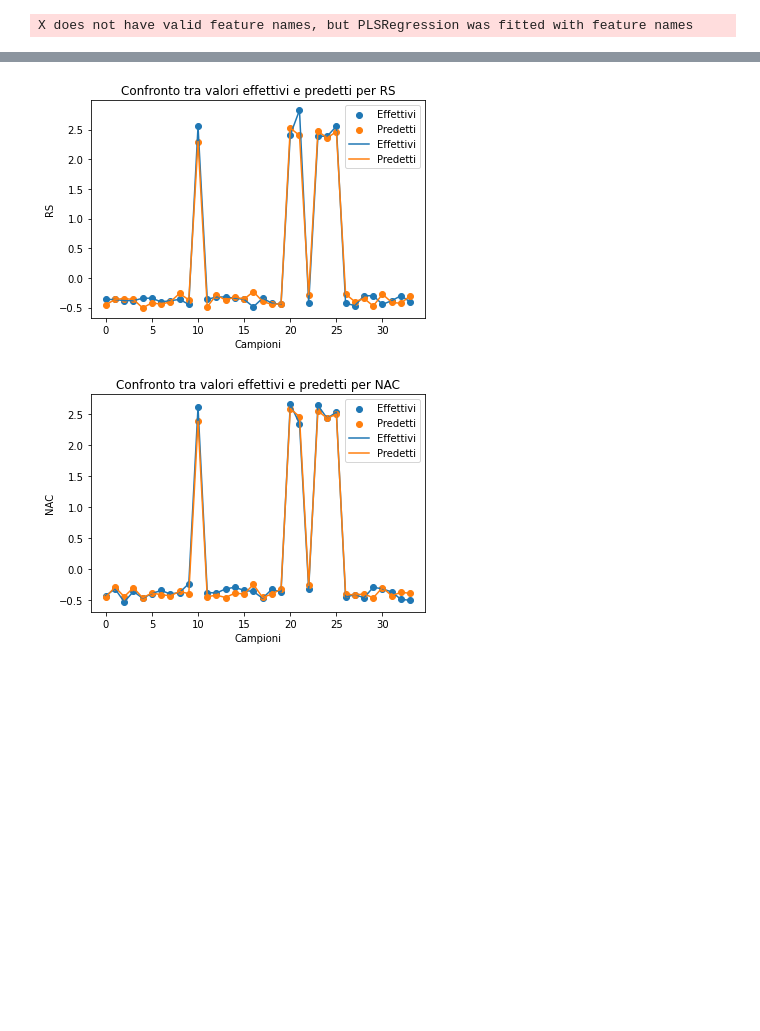
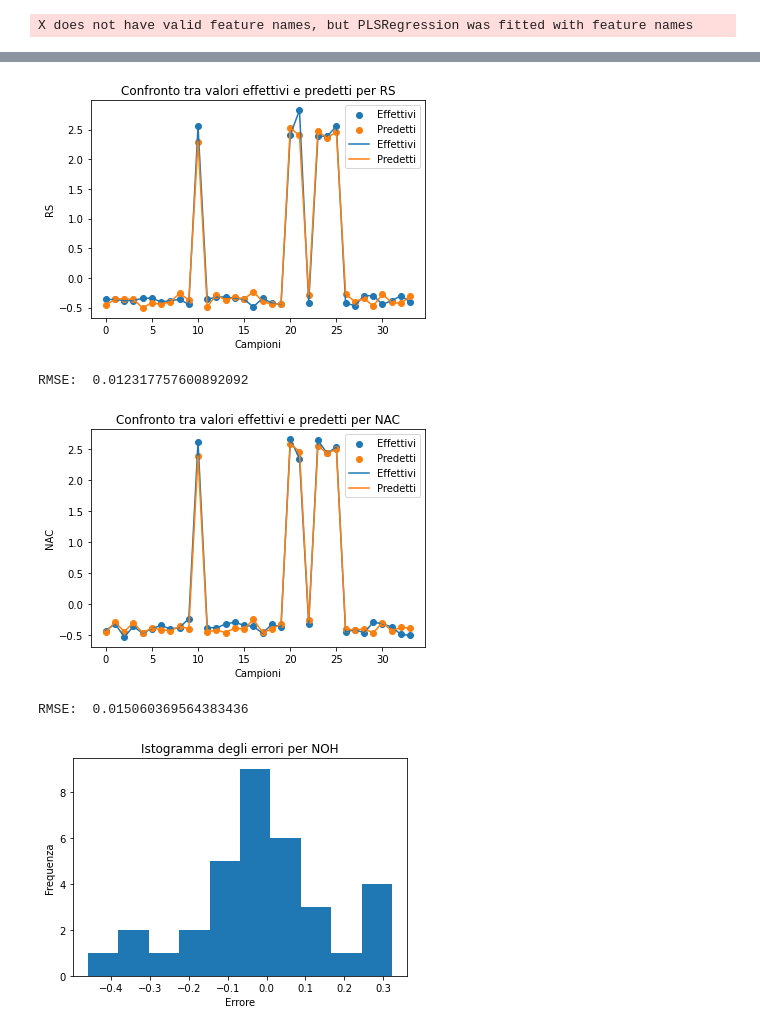
Before and after one commit to Rick8998/ProgettoEsamedataMining, a Jupyter notebook: analisiDS.ipynb, the cells around one changed output, grey strips where cells are left out. Drawn from its saved outputs; the diff is of its cells as text; code cells hidden in the pictures; blank space fills up the shorter version.

```diff
--- a/analisiDS.ipynb
+++ b/analisiDS.ipynb
@@ -700,8 +706,11 @@ plt.legend()
 
 # Mostra il plot
 plt.show()
+rmse = np.sqrt(np.mean(np.subtract(column(predictions, 1), (column(Y_test,1)))) ** 2)
+print("RMSE: ", rmse)
 # %% [output]
 [figure]
+RMSE:  0.012317757600892092
 # %%
 import matplotlib.pyplot as plt
 
@@ -724,5 +733,32 @@ plt.legend()
 
 # Mostra il plot
 plt.show()
+rmse = np.sqrt(np.mean(np.subtract(column(predictions, 2), (column(Y_test,2)))) ** 2)
+print("RMSE: ", rmse)
 # %% [output]
 [figure]
+RMSE:  0.015060369564383436
+# %%
+import matplotlib.pyplot as plt
+
+# Supponendo che il modello PLS sia stato addestrato e le previsioni siano state calcolate come "predictions"
+# Supponendo che i valori effettivi per la variabile dipendente NOH siano nella prima colonna di Y_test
+
+# Estrazione dei valori effettivi per NOH
+Y_test_NOH = Y_test[:, 0]
+
+# Calcolo degli errori tra valori reali e predetti per NOH
+errors_NOH = Y_test_NOH - predictions[:, 0]
+
+# Plot dell'istogramma degli errori per NOH
+plt.hist(errors_NOH, bins=10)  # Puoi personalizzare il numero di bin a seconda dei tuoi dati
+
+# Personalizzazione del plot
+plt.xlabel('Errore')
+plt.ylabel('Frequenza')
+plt.title('Istogramma degli errori per NOH')
+
+# Mostra il plot
+plt.show()
+# %% [output]
+[figure, added]
```
Also changed, not shown: parts of 11 cells of this notebook.
